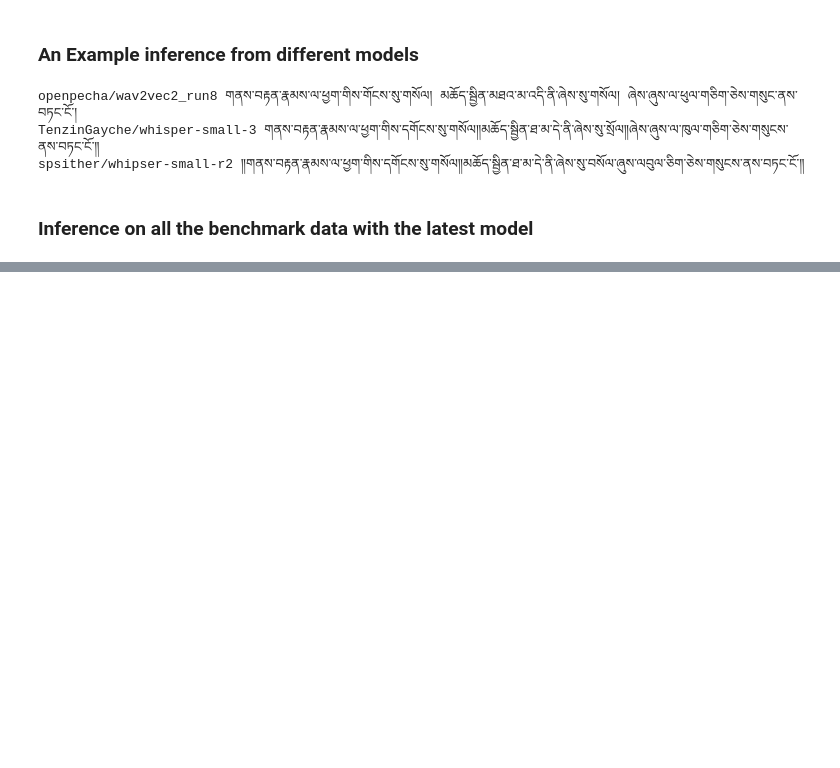
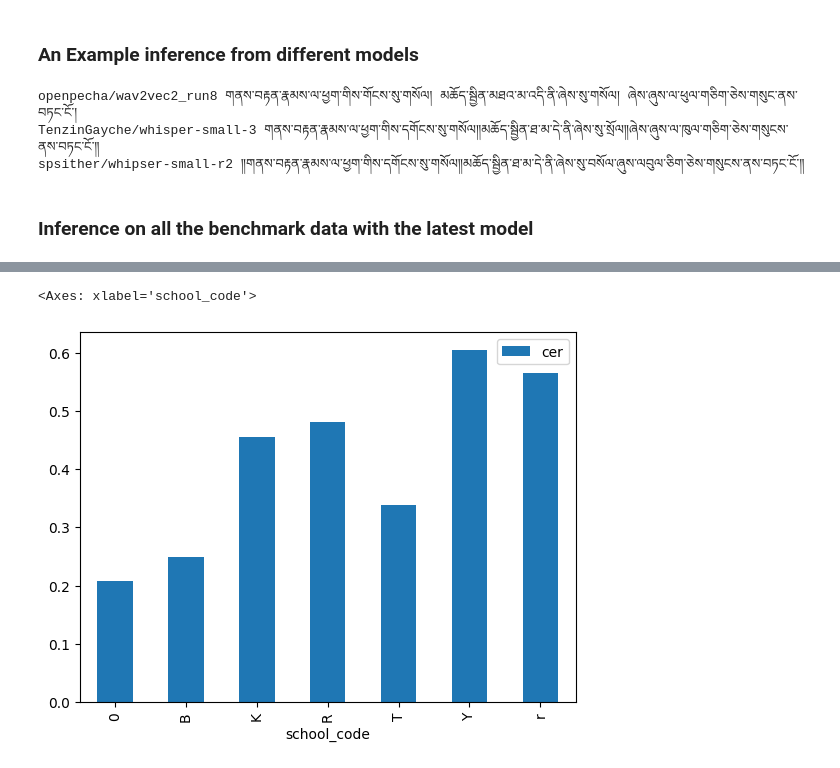
Before and after one commit to OpenPecha/stt-whisper, a Jupyter notebook: evaluate.ipynb, the cells around one changed output, grey strips where cells are left out. Saved outputs shown, nothing was run; the diff lists cells and outputs as text; code cells hidden in the pictures; blank space fills up the shorter version.

```diff
--- a/evaluate.ipynb
+++ b/evaluate.ipynb
@@ -135,0 +274,5 @@ df_out.to_csv('tibetan-voice-benchmark-with-inf-cer.tsv', sep='\t', index=False)
+# %%
+df[['school_code', 'cer']].groupby('school_code').mean('cer').plot.bar()
+# %% [output]
+<Axes: xlabel='school_code'>
+[figure, added]
```
Also changed, not shown: parts of 36 cells of this notebook.
